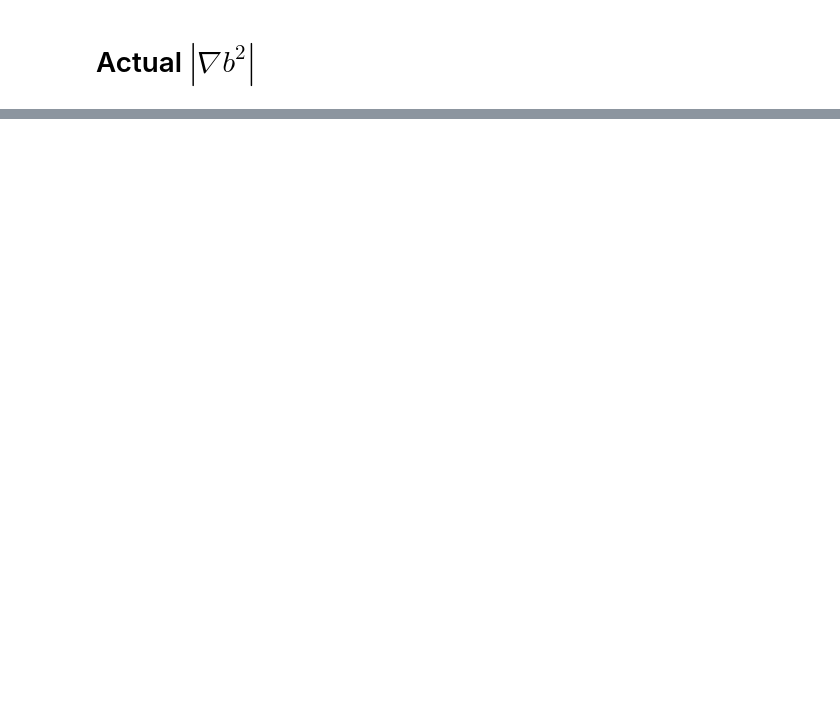
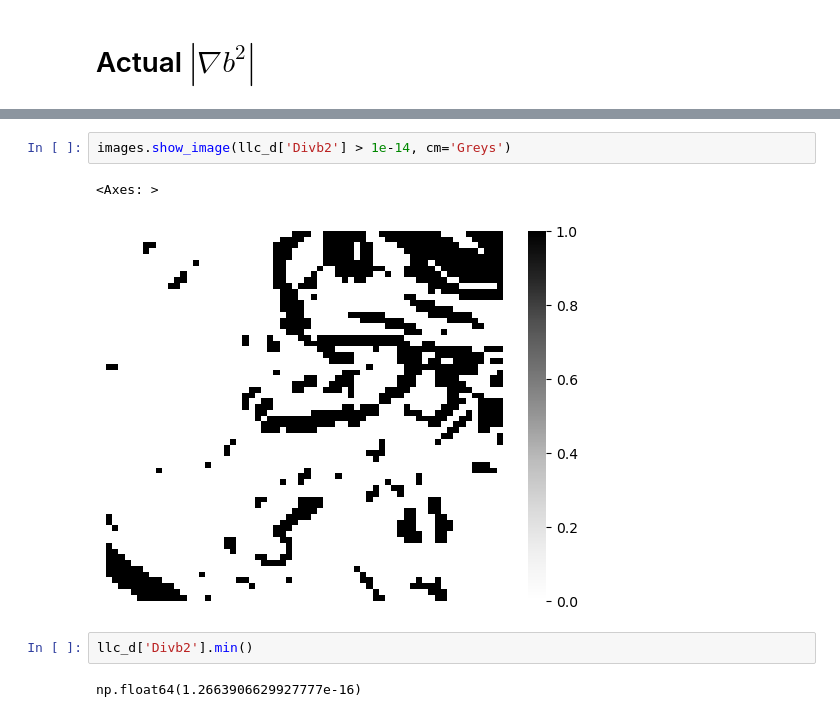
Before and after one commit to AI-for-Ocean-Science/fronts, a Jupyter notebook: fronts/runs/prototypes/sst_ssh_unet/Predict.ipynb, the cells around one changed output, grey strips where cells are left out. Saved outputs shown, nothing was run; the diff lists cells and outputs as text; blank space fills up the shorter version.

```diff
--- a/fronts/runs/prototypes/sst_ssh_unet/Predict.ipynb
+++ b/fronts/runs/prototypes/sst_ssh_unet/Predict.ipynb
@@ -163,0 +203,9 @@ Divb2 = po_fronts.calc_gradb(
+# %%
+images.show_image(llc_d['Divb2'] > 1e-14, cm='Greys')
+# %% [output]
+<Axes: >
+[figure, added]
+# %%
+llc_d['Divb2'].min()
+# %% [output]
+np.float64(1.2663906629927777e-16)
```
Also changed, not shown: parts of 22 cells of this notebook, 3 other files.
